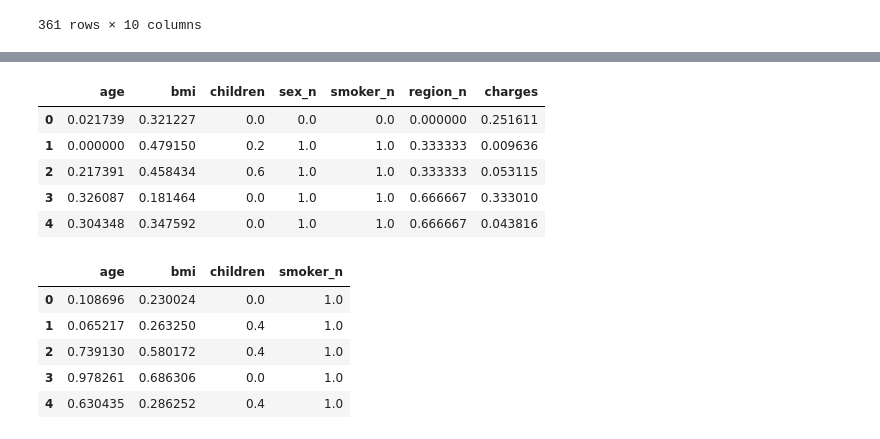
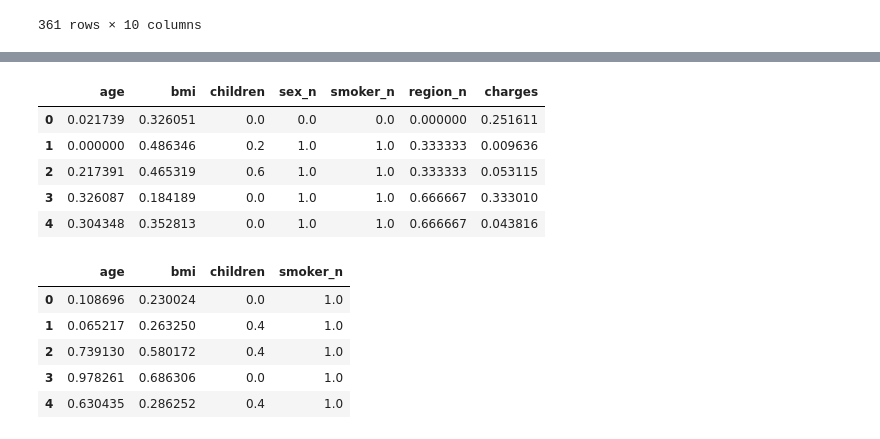
Before and after one commit to 4GeeksAcademy/Olga_K_lineal-regression, a Jupyter notebook: src/explore.ipynb, the cells around one changed output, grey strips where cells are left out. Saved outputs shown, nothing was run; the diff lists cells and outputs as text; code cells hidden in the pictures.

```diff
--- a/src/explore.ipynb
+++ b/src/explore.ipynb
@@ -327,8 +327,3 @@ menores
 | 1335 | 18 | female | 36.850 | 0 | no | southeast | 1629.83350 | 0 | 1 | 1 |
 | 1336 | 21 | female | 25.800 | 0 | no | southwest | 2007.94500 | 0 | 1 | 0 |
 361 rows × 10 columns
-# %%
-# Calcular la moda de la columna "age"
-moda_edad = total_data_sinduplicados["age"].mode()[0]
-moda_edad
-total_data_sinduplicados['age'] = total_data_sinduplicados['age'].replace(17, moda_edad)
@@ -334,0 +343,11 @@ total_data_sinduplicados['age'] = total_data_sinduplicados['age'].replace(17, mo
+# %%
+total_data_no_outliers=total_data_sinduplicados.copy()
+#total_data_no_outliers['minimum_nights'] = total_data_no_outliers['minimum_nights'].apply(lambda x: mode_nights[0] if x > 11 else x)
+# %%
+from statistics import mode
+mode_bmi = total_data_no_outliers["bmi"].mode()
+#print (mode_bmi)
+# Replacing outliers with the mode value
+total_data_no_outliers['bmi'] = total_data_no_outliers['bmi'].apply(lambda x: mode_bmi[0] if x > 53 else x)
+print(total_data_no_outliers.bmi.value_counts())
+total_data_no_outliers['bmi'].max()
@@ -335,22 +369,22 @@ total_data_sinduplicados['age'] = total_data_sinduplicados['age'].replace(17, mo
 # %%
 # Min-Max scaler
 
 from sklearn.preprocessing import MinMaxScaler
 
 
 num_variables = ["age", "bmi", "children", "sex_n", "smoker_n", "region_n", "charges"]
 
 scaler = MinMaxScaler()
-scal_features = scaler.fit_transform(total_data_sinduplicados[num_variables])
-total_data_scal = pd.DataFrame(scal_features, index = total_data_sinduplicados.index, columns = num_variables)
+scal_features = scaler.fit_transform(total_data_no_outliers[num_variables])
+total_data_scal = pd.DataFrame(scal_features, index = total_data_no_outliers.index, columns = num_variables)
 total_data_scal.head()
 # %% [output]
 |  | age | bmi | children | sex_n | smoker_n | region_n | charges |
-| 0 | 0.021739 | 0.321227 | 0.0 | 0.0 | 0.0 | 0.000000 | 0.251611 |
-| 1 | 0.000000 | 0.479150 | 0.2 | 1.0 | 1.0 | 0.333333 | 0.009636 |
-| 2 | 0.217391 | 0.458434 | 0.6 | 1.0 | 1.0 | 0.333333 | 0.053115 |
-| 3 | 0.326087 | 0.181464 | 0.0 | 1.0 | 1.0 | 0.666667 | 0.333010 |
-| 4 | 0.304348 | 0.347592 | 0.0 | 1.0 | 1.0 | 0.666667 | 0.043816 |
+| 0 | 0.021739 | 0.326051 | 0.0 | 0.0 | 0.0 | 0.000000 | 0.251611 |
+| 1 | 0.000000 | 0.486346 | 0.2 | 1.0 | 1.0 | 0.333333 | 0.009636 |
+| 2 | 0.217391 | 0.465319 | 0.6 | 1.0 | 1.0 | 0.333333 | 0.053115 |
+| 3 | 0.326087 | 0.184189 | 0.0 | 1.0 | 1.0 | 0.666667 | 0.333010 |
+| 4 | 0.304348 | 0.352813 | 0.0 | 1.0 | 1.0 | 0.666667 | 0.043816 |
 # %%
 # Feature selection
 
```
Also changed, not shown: parts of 2 cells of this notebook.
